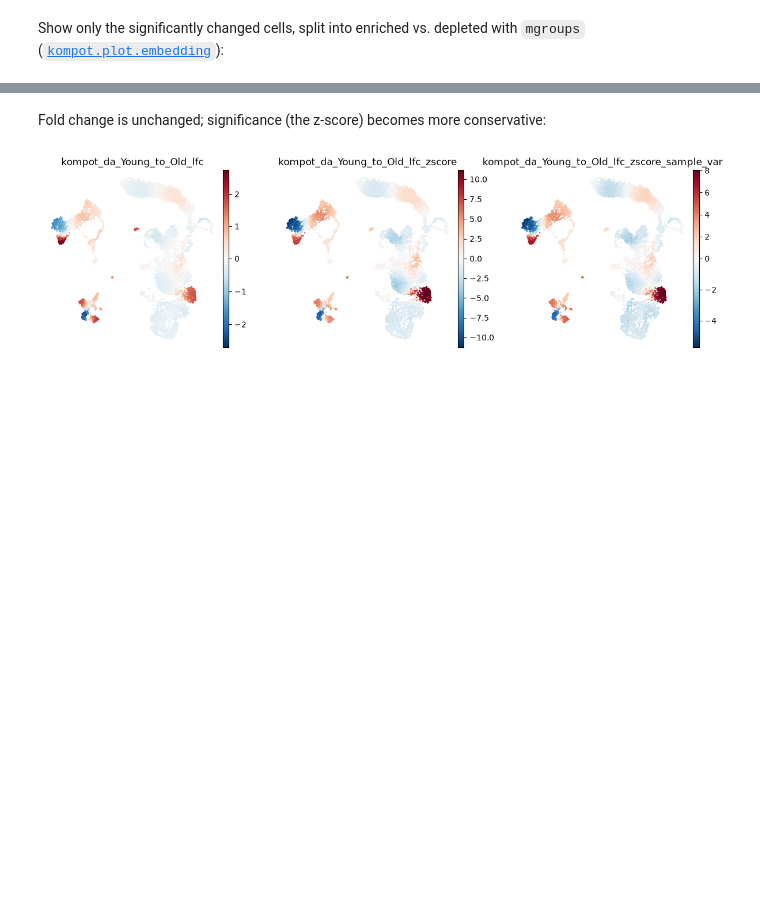
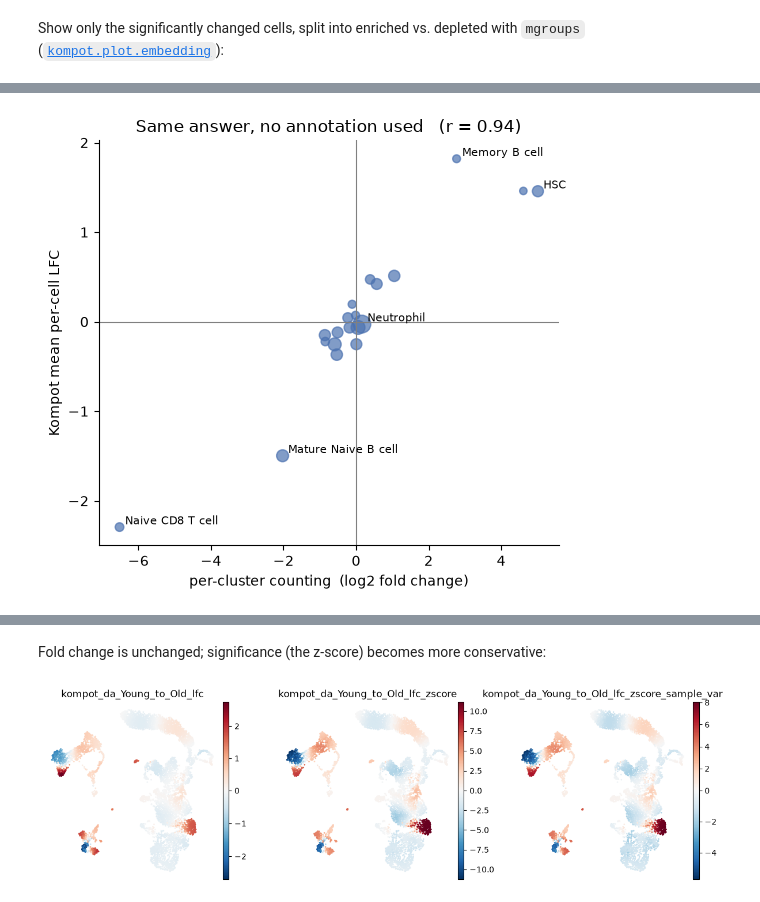
Before and after one commit to settylab/kompot, a Jupyter notebook: examples/04_differential_abundance.ipynb, the cells around one changed output, grey strips where cells are left out. Drawn from its saved outputs; the diff is of its cells as text; code cells hidden in the pictures; blank space fills up the shorter version.

```diff
--- a/examples/04_differential_abundance.ipynb
+++ b/examples/04_differential_abundance.ipynb
@@ -136,0 +288,23 @@ adds a `_sample_var` set of results as `run_id=1`:
+# %%
+yo = adata.obs[adata.obs[GROUPING_COLUMN].isin(CONDITIONS)]
+per_type = yo.groupby(CELL_TYPE_COLUMN, observed=True).agg(
+    n=(lfc, "size"), kompot_mean_lfc=(lfc, "mean"),
+)
+merged = counted.join(per_type).dropna()
+r = merged["log2FC"].corr(merged["kompot_mean_lfc"])
+
+fig, ax = plt.subplots(figsize=(5.5, 5))
+ax.scatter(merged["log2FC"], merged["kompot_mean_lfc"],
+           s=np.sqrt(merged["n"]) * 4, alpha=0.7, color="#4C72B0")
+for ct in ["HSC", "Naive CD8 T cell", "Mature Naive B cell", "Memory B cell", "Neutrophil"]:
+    if ct in merged.index:
+        ax.annotate(ct, (merged.loc[ct, "log2FC"], merged.loc[ct, "kompot_mean_lfc"]),
+                    fontsize=8, xytext=(4, 2), textcoords="offset points")
+ax.axhline(0, color="grey", lw=.8)
+ax.axvline(0, color="grey", lw=.8)
+ax.set(xlabel="per-cluster counting  (log2 fold change)",
+       ylabel="Kompot mean per-cell LFC",
+       title=f"Same answer, no annotation used   (r = {r:.2f})")
+plt.tight_layout()
+# %% [output]
+[figure, added]
```
Also changed, not shown: parts of 30 cells of this notebook.
